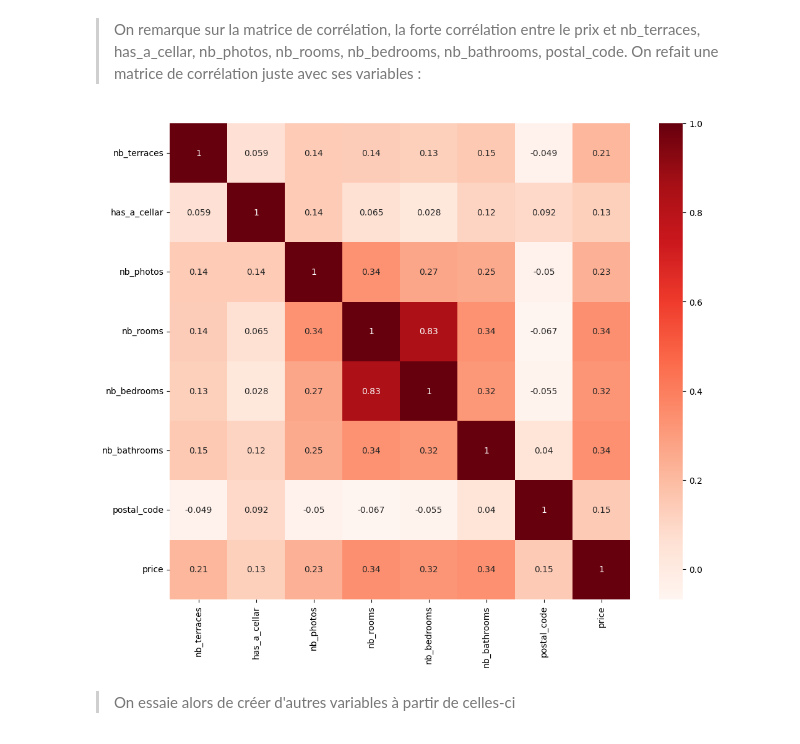
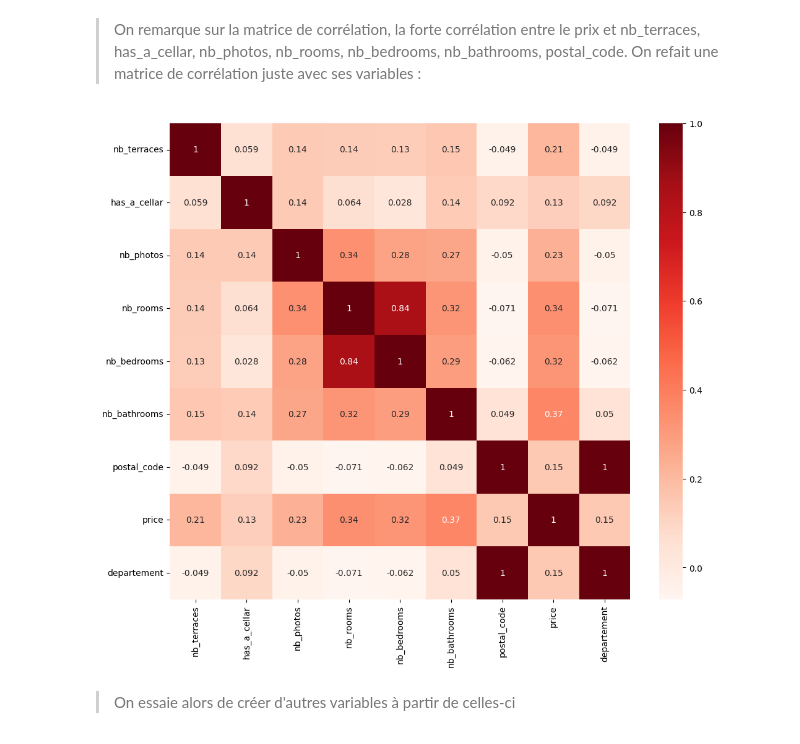
Before and after one commit to Clemflannagahn/STASC, a Jupyter notebook: Features_engineering/Traitement_dataset_CA.ipynb, the cells around one changed output. Saved outputs shown, nothing was run; the diff lists cells and outputs as text; code cells hidden in the pictures.

```diff
--- a/Features_engineering/Traitement_dataset_CA.ipynb
+++ b/Features_engineering/Traitement_dataset_CA.ipynb
@@ -15,7 +15,10 @@ import xgboost as xgb
 import numpy as np
 # %%
 # X = pd.read_csv("C:/Users/maila/Documents/Centrale Nantes/EI2/INFOIA/STASC/Data_Challenge/STASC/X_train_J01Z4CN.csv")
-X = pd.read_csv("C:/Users/maila/Documents/Centrale Nantes/EI2/INFOIA/STASC/Data_Challenge/STASC/Prix_metre/X_train_avec_prix.csv")
+X_avant_coupe = pd.read_csv("../Prix_metre/X_avec_prix_complet2.csv")
+X_train = pd.read_csv("../Prix_metre/X_train_avec_prix.csv")
+X = X_avant_coupe.iloc[:len(X_train),:]
+
 y = pd.read_csv("C:/Users/maila/Documents/Centrale Nantes/EI2/INFOIA/STASC/Data_Challenge/STASC/y_train_OXxrJt1.csv")
 y = y[["price"]] # On ne garde que la colonne price, un supprime la colonne qui porte sur le numéro de l'annonce
 
@@ -86,3 +91,8 @@ X['city'] = le.fit_transform(X['city'])
+# %%
+# Calcul des valeurs des départements plutôt que des codes postaux (en séparant les départements à 4 chiffres des départements à 5 chiffres)
+X["departement"]=X["postal_code"]
+X["departement"][X["departement"] < 10000]=X["departement"].astype(str).str[:1].astype(int)
+X["departement"][X["departement"] >= 10000]=X["departement"].astype(str).str[:2].astype(int)
 # %% [markdown]
 ### On s'occupe maintenant des valeurs nulles de toutes les colonnnes
 # %%
@@ -124,9 +130,14 @@ def features_incomplete(X):
             Features_incomplete.append(x)
     return Features_incomplete
 
+# Tentatives de remplir les valeurs manquantes de ces colonnes par la valeur moyenne pour le code postal associé
+X["POPULATION_x"].fillna(X.groupby("postal_code")["POPULATION_x"].transform("mean"), inplace=True)
+X["Nb_Transac"].fillna(X.groupby("postal_code")["Nb_Transac"].transform("mean"), inplace=True)
+X["Nb_Ventes"].fillna(X.groupby("postal_code")["Nb_Ventes"].transform("mean"), inplace=True)
+
 for x in features_incomplete(X):
-    # On remplit les valeurs manquantes par la valeur la plus fréquente
-    X[x].fillna(X[x].value_counts().index[0], inplace=True)
+# On remplit le reste par la valeur moyenne du département
+    X[x].fillna(X.groupby("departement")[x].transform("mean"), inplace=True)
 # %% [markdown]
 ### Corrélation entre les features
 # %% [markdown]
@@ -155,14 +166,14 @@ plt.show()
 # %% [markdown]
 > On remarque sur la matrice de corrélation, la forte corrélation entre le prix et nb_terraces, has_a_cellar, nb_photos, nb_rooms, nb_bedrooms, nb_bathrooms, postal_code. On refait une matrice de corrélation juste avec ses variables :
 # %%
-X_correlation = X_with_price[["nb_terraces", "has_a_cellar","nb_photos","nb_rooms","nb_bedrooms","nb_bathrooms","postal_code","price"]]
+X_correlation = X_with_price[["nb_terraces", "has_a_cellar","nb_photos","nb_rooms","nb_bedrooms","nb_bathrooms","postal_code","price","departement"]]
 
 plt.figure(figsize=(12,10))
 cor = X_correlation.corr()
 sns.heatmap(cor, annot=True, cmap=plt.cm.Reds)
 plt.show()
 # %% [output]
-[figure, old version]
+[figure, new version]
 # %% [markdown]
 > On essaie alors de créer d'autres variables à partir de celles-ci
 # %%
```
Also changed, not shown: parts of 20 cells of this notebook, 5 other files.
